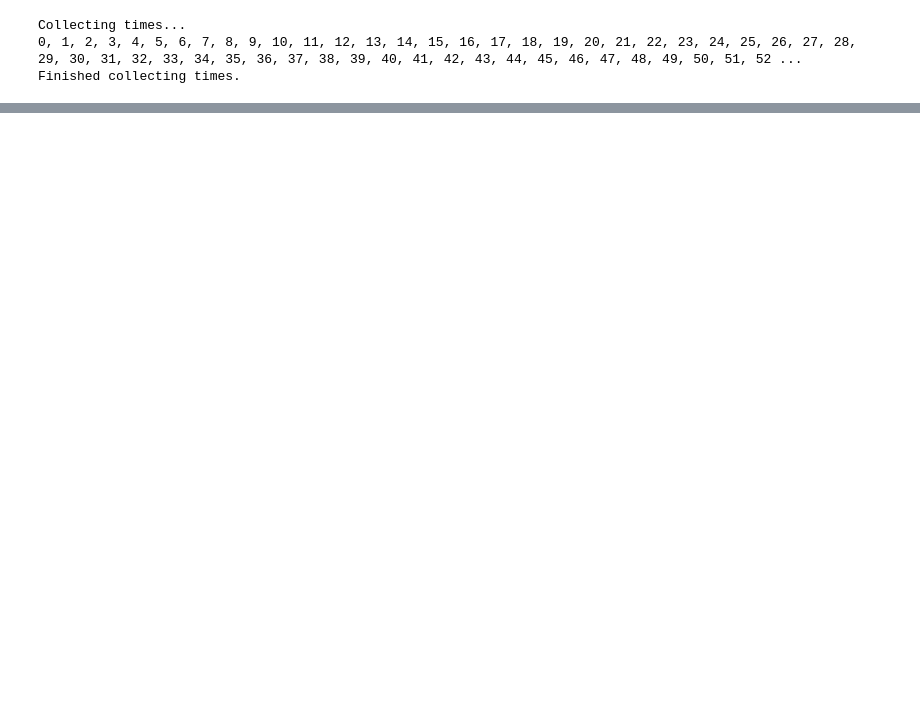
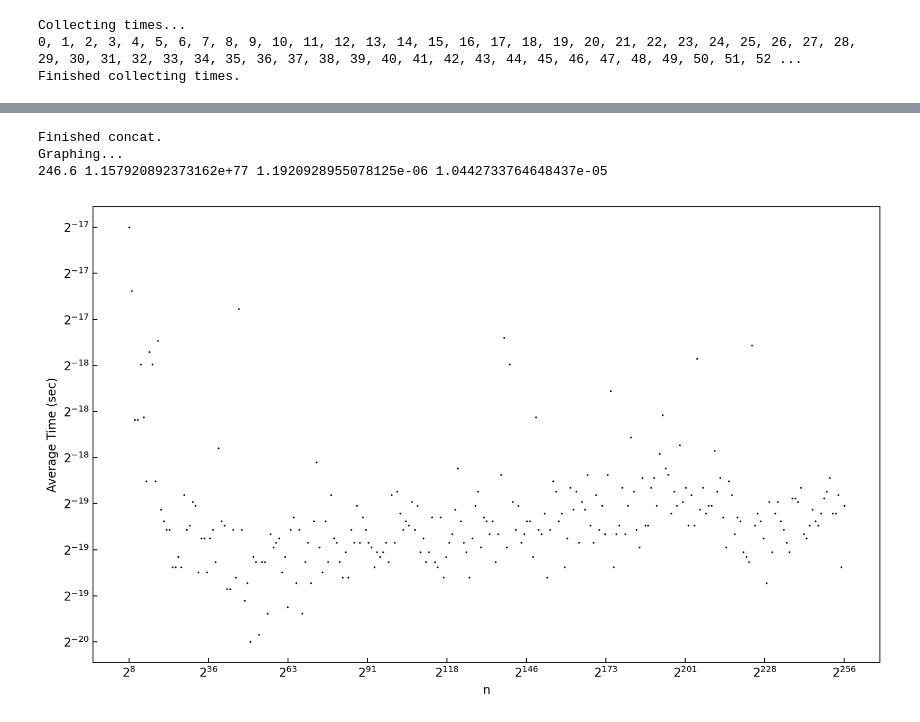
Before and after one commit to sumaddury/SmoothDLP, a Jupyter notebook: testNotebook.ipynb, the cells around one changed output, grey strips where cells are left out. Drawn from its saved outputs; the diff is of its cells as text; code cells hidden in the pictures; blank space fills up the shorter version.

```diff
--- a/testNotebook.ipynb
+++ b/testNotebook.ipynb
@@ -349,0 +344,13 @@ Graphing...
+# %%
+data_i= [i for i in range(8, 257)]
+choices = 5
+k = 100
+
+data_legendre = []
+for i in data_i:
+    sub = indexed_400_bit_primes[i]
+    for _ in range(choices):
+        p = random.choice(sub)
+        data_legendre.append((p - k, p))
+
+print(len(data_legendre), data_legendre)
@@ -349,0 +359,8 @@ Graphing...
+# %%
+import math
+
+def ordering(tup):
+    a, p = tup
+    return p
+# %%
+times = primality_complexity(lambda n : legendre_symbol(n[0], n[1]), 0, sorted(data_legendre, key=ordering))
@@ -349,0 +371,3 @@ Graphing...
+# %%
+inputs = [(ordering(tup)) for tup in times[1]]
+inputs
@@ -349,0 +392,7 @@ Graphing...
+# %%
+graph_complexity(times[0], inputs, dpts=249, log=True)
+# %% [output]
+Finished concat.
+Graphing...
+246.6 1.157920892373162e+77 1.1920928955078125e-06 1.0442733764648437e-05
+[figure, added]
```
Also changed, not shown: parts of 19 cells of this notebook, 13 other files.
